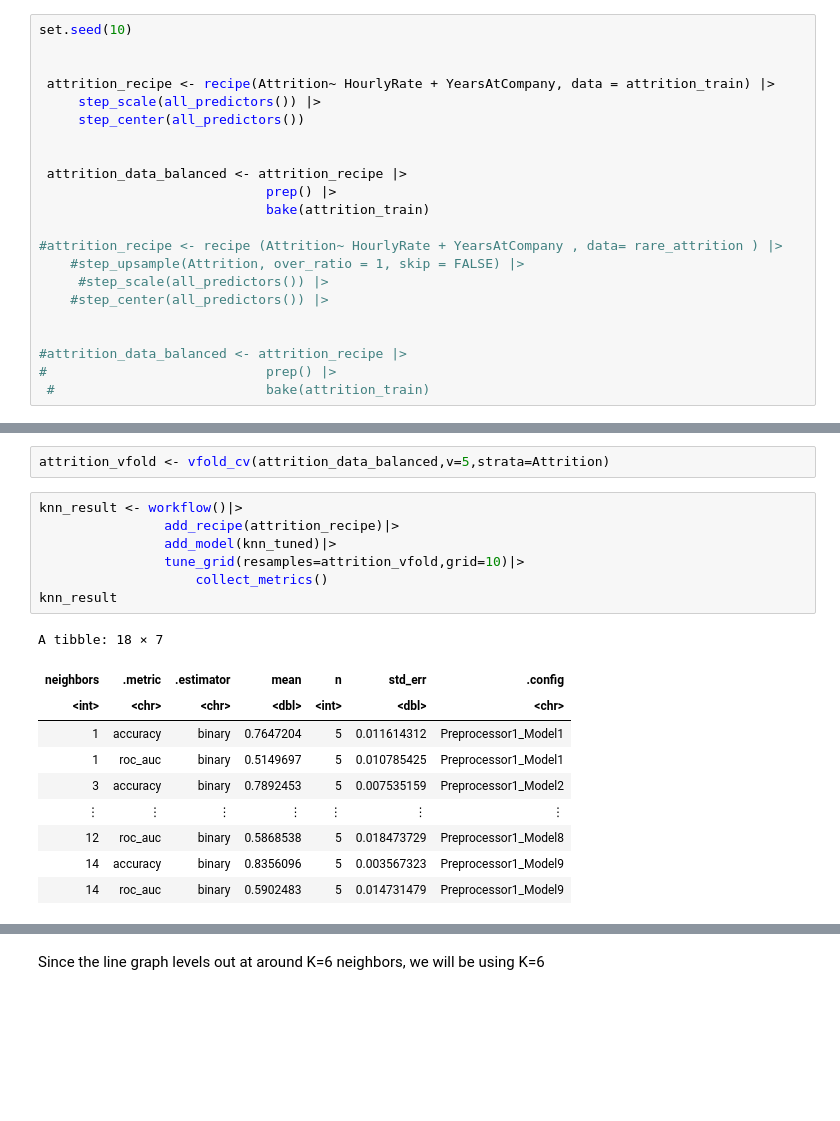
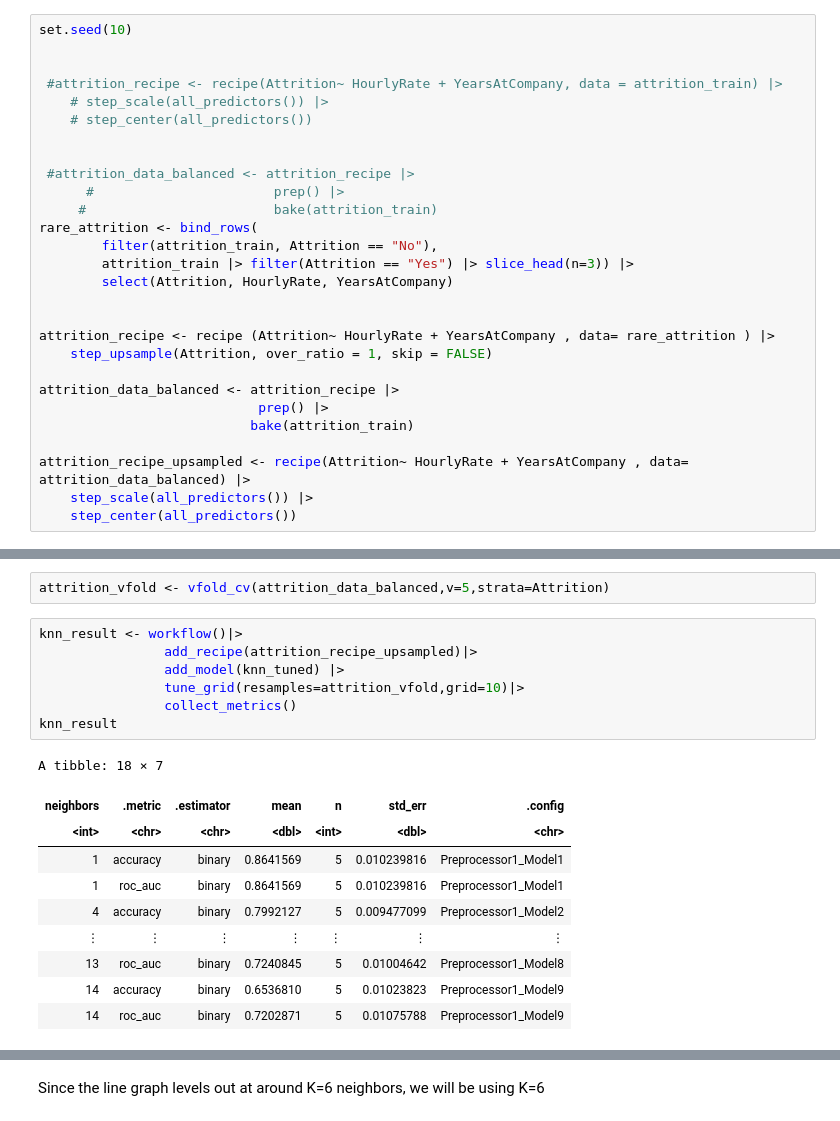
Before and after one commit to wenshanli1231/DSCI-Group-Project, a Jupyter notebook: Project Proposal.ipynb, the cells around one changed output, grey strips where cells are left out. Saved outputs shown, nothing was run; the diff lists cells and outputs as text; blank space fills up the shorter version.

```diff
--- a/Project Proposal.ipynb
+++ b/Project Proposal.ipynb
@@ -65,24 +62,30 @@ attrition_test <- testing(attrition_split)
 set.seed(10)
 
 
- attrition_recipe <- recipe(Attrition~ HourlyRate + YearsAtCompany, data = attrition_train) |>
-     step_scale(all_predictors()) |>
-     step_center(all_predictors())
+ #attrition_recipe <- recipe(Attrition~ HourlyRate + YearsAtCompany, data = attrition_train) |>
+    # step_scale(all_predictors()) |>
+    # step_center(all_predictors())
 
 
- attrition_data_balanced <- attrition_recipe |>
-                             prep() |>
-                             bake(attrition_train)
-
-#attrition_recipe <- recipe (Attrition~ HourlyRate + YearsAtCompany , data= rare_attrition ) |>
-    #step_upsample(Attrition, over_ratio = 1, skip = FALSE) |>
-     #step_scale(all_predictors()) |>
-    #step_center(all_predictors()) |>
+ #attrition_data_balanced <- attrition_recipe |>
+      #                       prep() |>
+     #                        bake(attrition_train)
+rare_attrition <- bind_rows(
+        filter(attrition_train, Attrition == "No"),
+        attrition_train |> filter(Attrition == "Yes") |> slice_head(n=3)) |>
+        select(Attrition, HourlyRate, YearsAtCompany)
 
 
-#attrition_data_balanced <- attrition_recipe |>
-#                            prep() |>
- #                           bake(attrition_train)
+attrition_recipe <- recipe (Attrition~ HourlyRate + YearsAtCompany , data= rare_attrition ) |>
+    step_upsample(Attrition, over_ratio = 1, skip = FALSE)
+
+attrition_data_balanced <- attrition_recipe |>
+                            prep() |>
+                           bake(attrition_train)
+
+attrition_recipe_upsampled <- recipe(Attrition~ HourlyRate + YearsAtCompany , data= attrition_data_balanced) |>
+    step_scale(all_predictors()) |>
+    step_center(all_predictors())
 # %%
 yeses <- attrition_data_balanced |>
     group_by (Attrition) |>
@@ -152,22 +155,22 @@ Computational engine: kknn
 attrition_vfold <- vfold_cv(attrition_data_balanced,v=5,strata=Attrition)
 # %%
 knn_result <- workflow()|>
-                add_recipe(attrition_recipe)|>
-                add_model(knn_tuned)|>
+                add_recipe(attrition_recipe_upsampled)|>
+                add_model(knn_tuned) |>
                 tune_grid(resamples=attrition_vfold,grid=10)|>
-                    collect_metrics()
+                collect_metrics()
 knn_result
 # %% [output]
 A tibble: 18 × 7
 | neighbors | .metric | .estimator | mean | n | std_err | .config |
 | <int> | <chr> | <chr> | <dbl> | <int> | <dbl> | <chr> |
-| 1 | accuracy | binary | 0.7647204 | 5 | 0.011614312 | Preprocessor1_Model1 |
-| 1 | roc_auc | binary | 0.5149697 | 5 | 0.010785425 | Preprocessor1_Model1 |
-| 3 | accuracy | binary | 0.7892453 | 5 | 0.007535159 | Preprocessor1_Model2 |
+| 1 | accuracy | binary | 0.8641569 | 5 | 0.010239816 | Preprocessor1_Model1 |
+| 1 | roc_auc | binary | 0.8641569 | 5 | 0.010239816 | Preprocessor1_Model1 |
+| 4 | accuracy | binary | 0.7992127 | 5 | 0.009477099 | Preprocessor1_Model2 |
 | ⋮ | ⋮ | ⋮ | ⋮ | ⋮ | ⋮ | ⋮ |
-| 12 | roc_auc | binary | 0.5868538 | 5 | 0.018473729 | Preprocessor1_Model8 |
-| 14 | accuracy | binary | 0.8356096 | 5 | 0.003567323 | Preprocessor1_Model9 |
-| 14 | roc_auc | binary | 0.5902483 | 5 | 0.014731479 | Preprocessor1_Model9 |
+| 13 | roc_auc | binary | 0.7240845 | 5 | 0.01004642 | Preprocessor1_Model8 |
+| 14 | accuracy | binary | 0.6536810 | 5 | 0.01023823 | Preprocessor1_Model9 |
+| 14 | roc_auc | binary | 0.7202871 | 5 | 0.01075788 | Preprocessor1_Model9 |
 # %%
 accuracies <- knn_result|>
                 filter(.metric=="accuracy")
```
Also changed, not shown: parts of 10 cells of this notebook.
